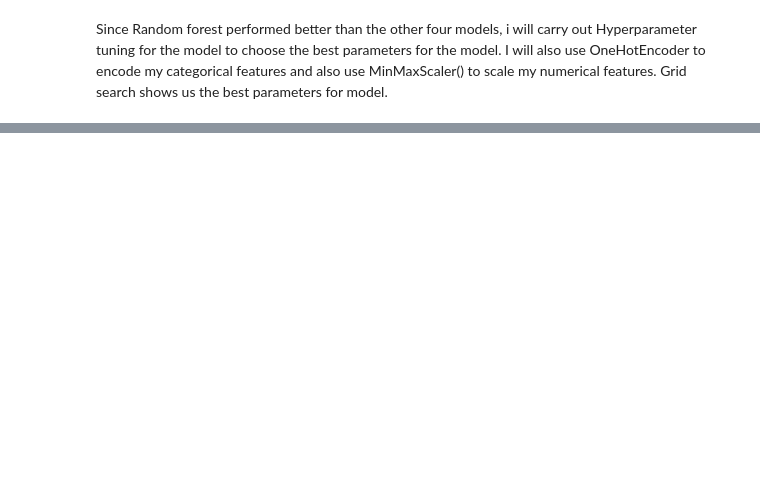
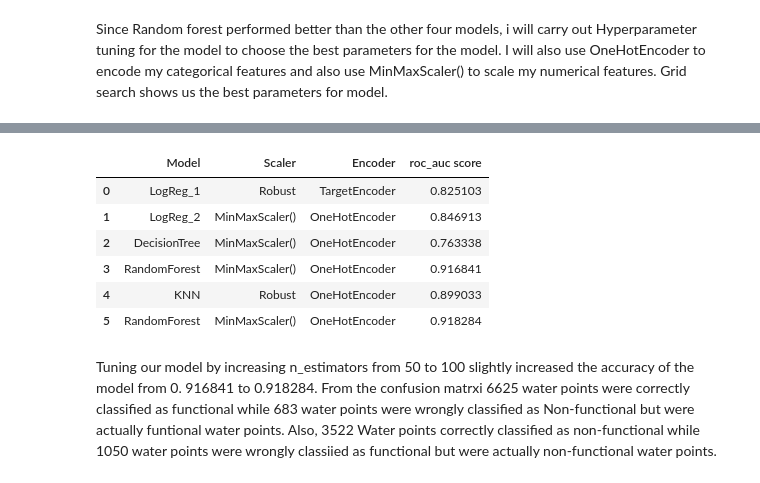
Before and after one commit to waitipeter/TANZANIA-WATER-WELLS-PROJECT, a Jupyter notebook: Modelling Tanzania water points.ipynb, the cells around one changed output, grey strips where cells are left out. Saved outputs shown, nothing was run; the diff lists cells and outputs as text; code cells hidden in the pictures; blank space fills up the shorter version.

```diff
--- a/Modelling Tanzania water points.ipynb
+++ b/Modelling Tanzania water points.ipynb
@@ -540,0 +555,19 @@ grid_search.best_params_
+# %%
+df_results = df_results.append({
+     "Model": 'RandomForest' ,
+      "Scaler": 'MinMaxScaler()' ,
+       'Encoder' : 'OneHotEncoder',
+               'roc_auc score ' :0.9182835754645484
+                    }, ignore_index=True)
+# %%
+df_results
+# %% [output]
+|  | Model | Scaler | Encoder | roc_auc score |
+| 0 | LogReg_1 | Robust | TargetEncoder | 0.825103 |
+| 1 | LogReg_2 | MinMaxScaler() | OneHotEncoder | 0.846913 |
+| 2 | DecisionTree | MinMaxScaler() | OneHotEncoder | 0.763338 |
+| 3 | RandomForest | MinMaxScaler() | OneHotEncoder | 0.916841 |
+| 4 | KNN | Robust | OneHotEncoder | 0.899033 |
+| 5 | RandomForest | MinMaxScaler() | OneHotEncoder | 0.918284 |
+# %% [markdown]
+Tuning our model by increasing n_estimators from 50 to 100 slightly increased the accuracy of the model from 0. 916841 to 0.918284. From the confusion matrxi 6625 water points were correctly classified as functional while 683 water points were wrongly classified as Non-functional but were actually funtional water points. Also, 3522 Water points correctly classified as non-functional while 1050 water points were wrongly classiied as functional but were actually non-functional water points.
```
Also changed, not shown: parts of 33 cells of this notebook.
